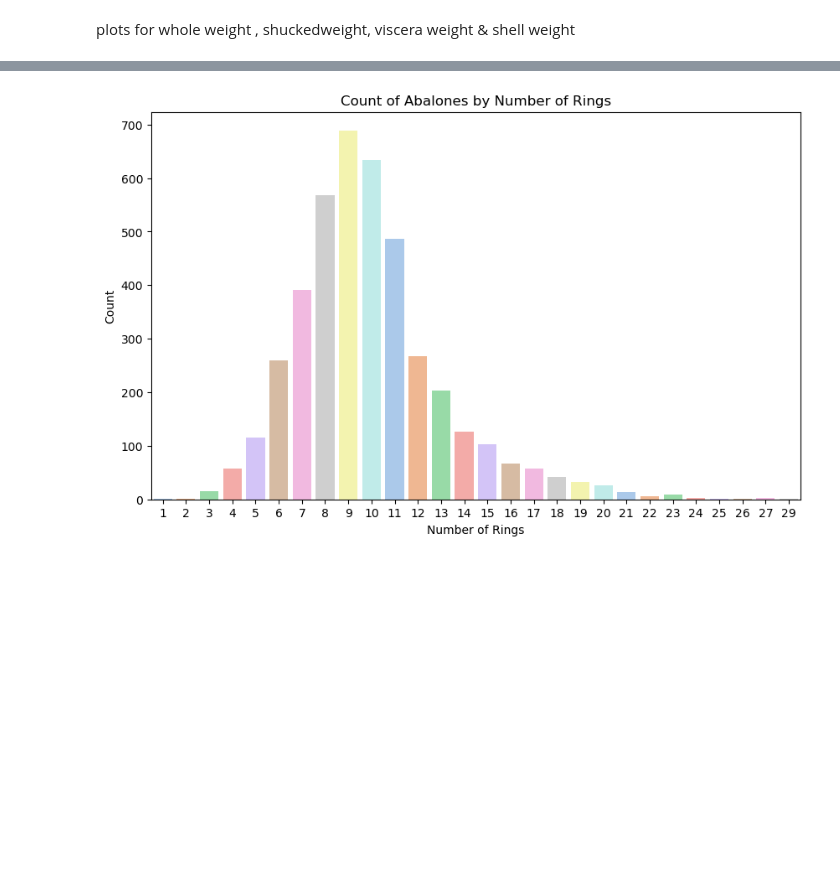
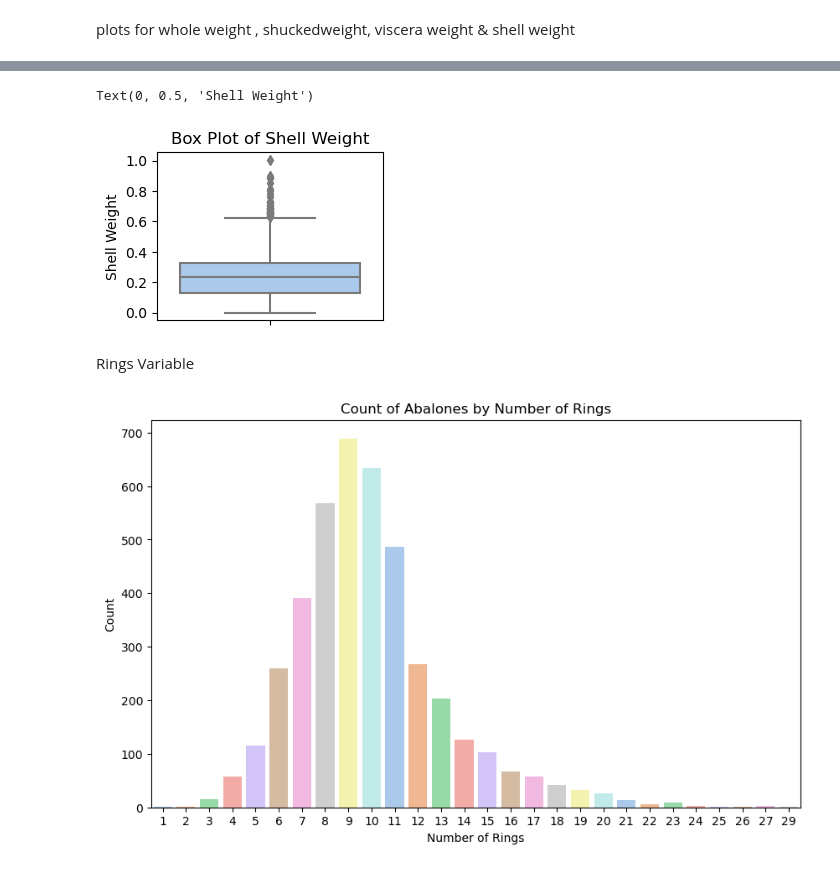
Before and after one commit to RyanMch97/Machine-Learning-Autumn, a Jupyter notebook: MachineLearning-Autumn.ipynb, the cells around one changed output, grey strips where cells are left out. Cells and saved outputs as stored; diff of their text form; code cells hidden in the pictures; blank space fills up the shorter version.

```diff
--- a/MachineLearning-Autumn.ipynb
+++ b/MachineLearning-Autumn.ipynb
@@ -252,3 +279,14 @@ plots for whole weight , shuckedweight, viscera weight & shell weight
+# %%
+# Box plot for Shell Weight
+plt.subplot(2, 2, 4)
+sns.boxplot(y=df['shell_weight'], palette='pastel')
+plt.title('Box Plot of Shell Weight')
+plt.ylabel('Shell Weight')
+# %% [output]
+Text(0, 0.5, 'Shell Weight')
+[figure, added]
+# %% [markdown]
+Rings Variable
 # %%
 # Create a count plot for rings
 plt.figure(figsize=(10, 6))
```
Also changed, not shown: parts of 5 cells of this notebook.
